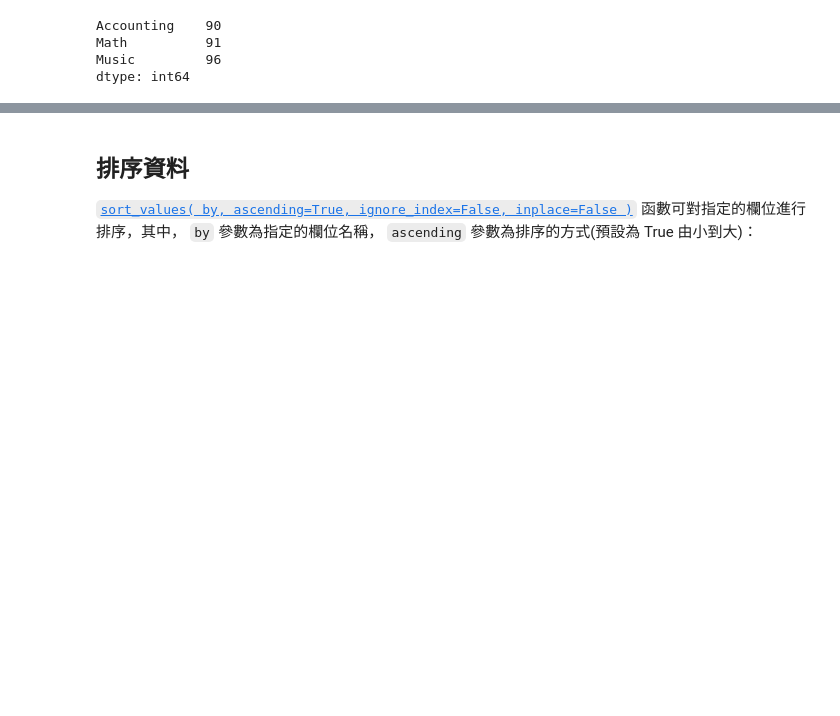
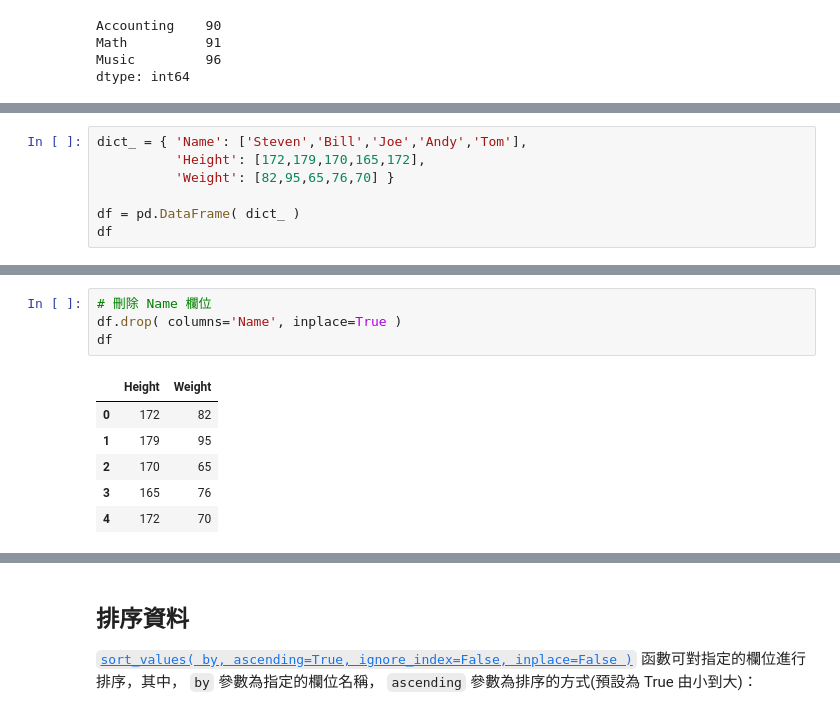
Before and after one commit to YenLinWu/Python_for_NCCU_Accounting, a Jupyter notebook: 20210602/Applications_of_Pandas.ipynb, the cells around one changed output, grey strips where cells are left out. Saved outputs shown, nothing was run; the diff lists cells and outputs as text; blank space fills up the shorter version.

```diff
--- a/20210602/Applications_of_Pandas.ipynb
+++ b/20210602/Applications_of_Pandas.ipynb
@@ -303,0 +308,7 @@ dtype: int64
+# %%
+dict_ = { 'Name': ['Steven','Bill','Joe','Andy','Tom'],
+          'Height': [172,179,170,165,172],
+          'Weight': [82,95,65,76,70] }
+
+df = pd.DataFrame( dict_ )
+df
@@ -303,0 +322,11 @@ dtype: int64
+# %%
+# 刪除 Name 欄位
+df.drop( columns='Name', inplace=True )
+df
+# %% [output]
+|  | Height | Weight |
+| 0 | 172 | 82 |
+| 1 | 179 | 95 |
+| 2 | 170 | 65 |
+| 3 | 165 | 76 |
+| 4 | 172 | 70 |
```
Also changed, not shown: parts of 3 cells of this notebook, 1 other file.
